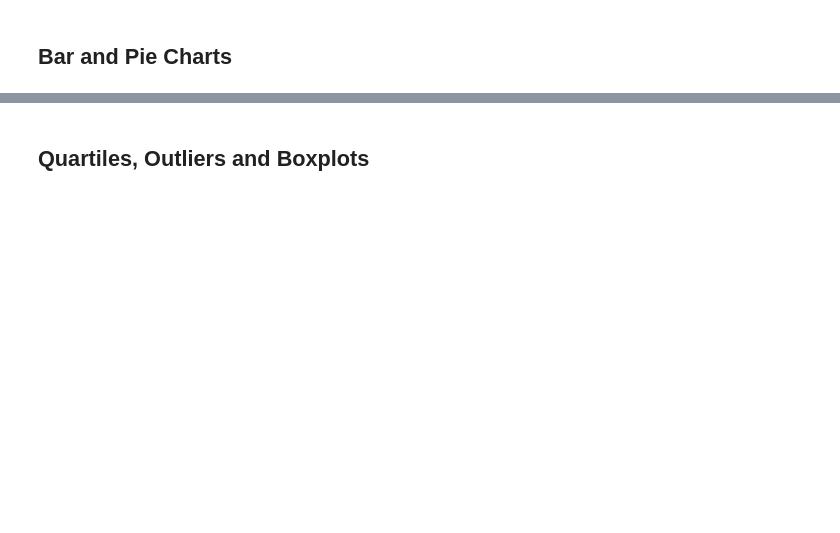
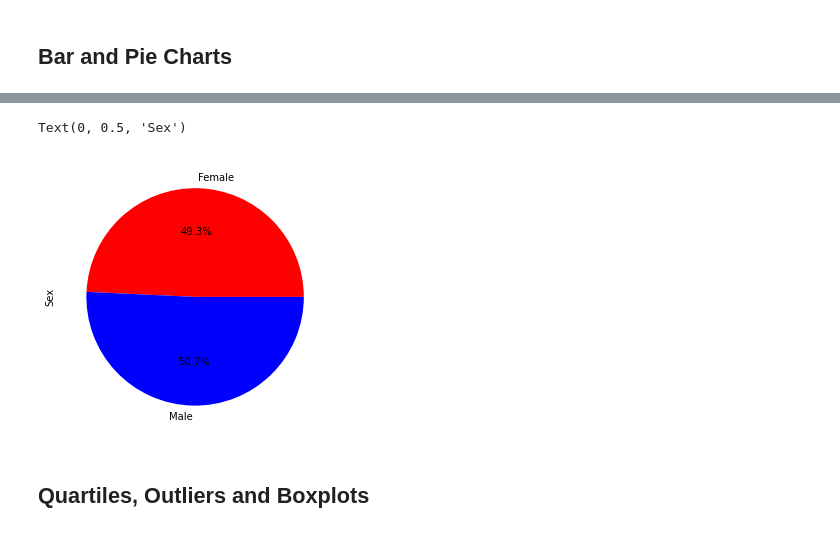
Before and after one commit to atemkuh/Matplotlib, a Jupyter notebook: pymaceuticals/pymaceuticals_starter.ipynb, the cells around one changed output, grey strips where cells are left out. Saved outputs shown, nothing was run; the diff lists cells and outputs as text; code cells hidden in the pictures; blank space fills up the shorter version.

```diff
--- a/pymaceuticals/pymaceuticals_starter.ipynb
+++ b/pymaceuticals/pymaceuticals_starter.ipynb
@@ -84,0 +115,5 @@ dtype: int64
+# %%
+##visualise gender count
+sort_gender = mouse_mdata_and_study_results_df.groupby("Sex").count()
+gender = [sort_gender["Mouse ID"]]
+gender
@@ -101,3 +190,11 @@ dtype: int64
+# %%
+# Generate identical pie plot using pyplot
+colors = ["red","blue"]
+pyplot = sort_gender["Mouse ID"].plot.pie(figsize=(5, 5),colors=colors, autopct="%1.1f%%")
+plt.ylabel('Sex')
+# %% [output]
+Text(0, 0.5, 'Sex')
+[figure, added]
 # %% [markdown]
 ## Quartiles, Outliers and Boxplots
 # %%
```
Also changed, not shown: parts of 19 cells of this notebook, 1 other file.
